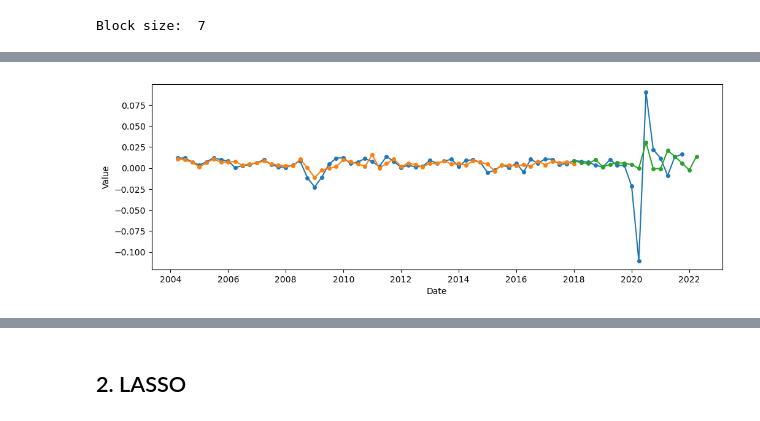
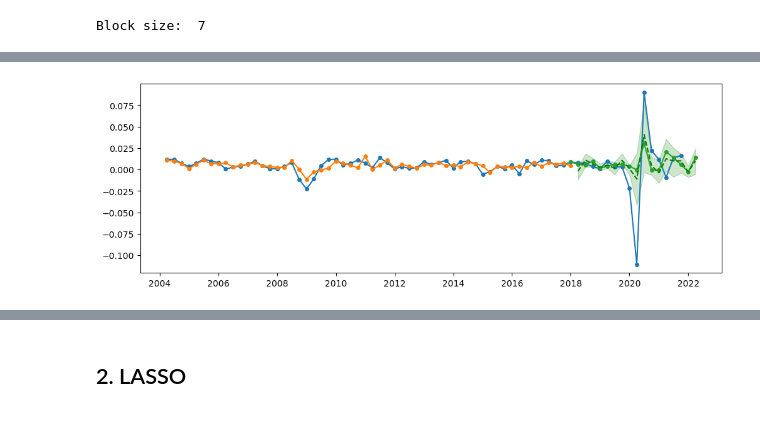
Before and after one commit to ubco-mds-2021-labs/capstone-project-googletrends_capstone, a Jupyter notebook: src/notebooks/gdp_notebook.ipynb, the cells around one changed output, grey strips where cells are left out. Cells and saved outputs as stored; diff of their text form; code cells hidden in the pictures.

Commit message:
added bootstrap for growth rate gdp

```diff
--- a/src/notebooks/gdp_notebook.ipynb
+++ b/src/notebooks/gdp_notebook.ipynb
@@ -1193,3 +1234,10 @@ for i, df in enumerate(bs_samples):
 # %%
-predicted_growth_df
+fig, data = growth_rate_plot_and_data(predicted_growth_df=predicted_growth_df,
+                              lower_q = 0.025,
+                              upper_q = 0.975,
+                              modelfit= modelfit,
+                              gdpts = gdpts,
+                              train = train,
+                              pred_gdpGrowth = pred_gdpGrowth)
+fig
 # %% [output]
@@ -1214,9 +1244 @@ predicted_growth_df
+[figure, added]
-# %%
-pred_gdpGrowth = rolling_prediction(bs_data_lst[0], test, extra_test)
-pred_gdpGrowth_for_plot = pd.concat([train['GDP_GrowthRate'].tail(1), pred_gdpGrowth])
-fitted_values = pd.DataFrame({'GDP_GrowthRate': gdpts['GDP_GrowthRate'],
-                              'Fitted Value': modelfit.predict(),
-                              'Predicted Value': pred_gdpGrowth_for_plot.squeeze()})
-plot_df(fitted_values, width=12, height=4)
-# %% [output]
-[figure, removed]
```
Also changed, not shown: parts of 7 cells of this notebook.
